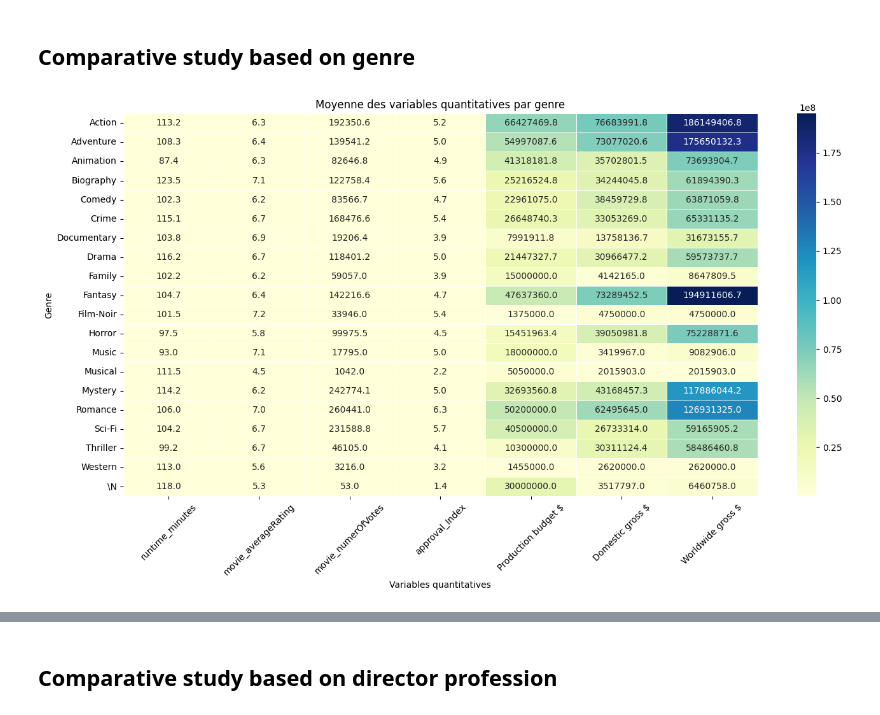
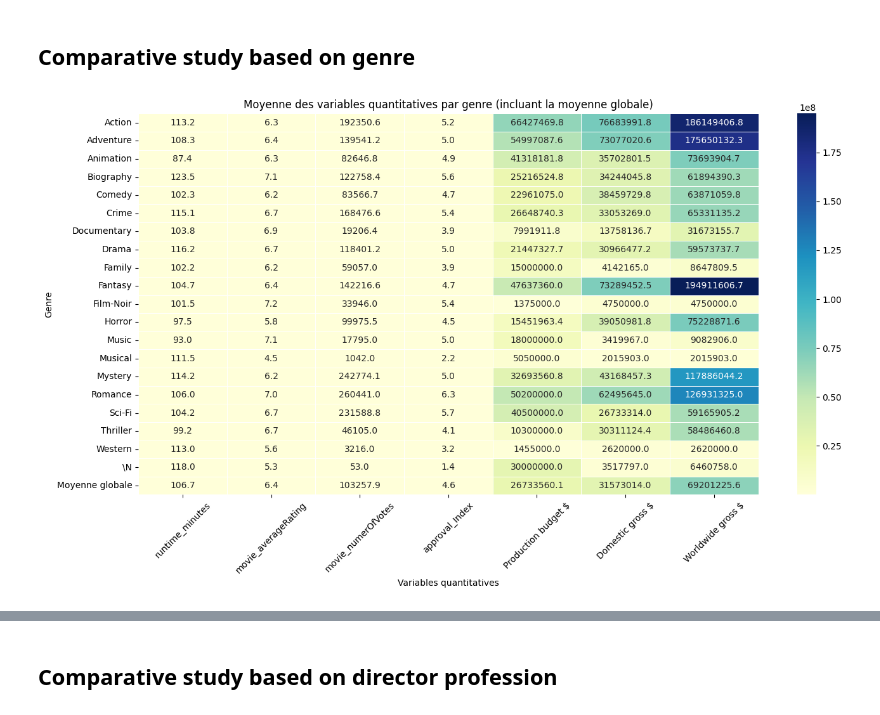
Before and after one commit to salhi-mohamed/CinemaLab, a Jupyter notebook: Untitled-1.ipynb, the cells around one changed output, grey strips where cells are left out. Saved outputs shown, nothing was run; the diff lists cells and outputs as text; code cells hidden in the pictures.

```diff
--- a/Untitled-1.ipynb
+++ b/Untitled-1.ipynb
@@ -184,27 +184,37 @@ for var in quantitative_vars:
 # %%
 import pandas as pd
 import matplotlib.pyplot as plt
+import seaborn as sns
 
+# Copie du DataFrame initial
 df_genres = df_clean.copy()
 
+# Extraction du premier genre uniquement
 df_genres['genres'] = df_genres['genres'].str.split(',').str[0]
 
 # Liste des colonnes quantitatives
 quantitative_cols = df_genres.select_dtypes(include=['float64', 'int64']).columns.tolist()
 
+# Moyenne des variables quantitatives par genre
 genre_means = df_genres.groupby('genres')[quantitative_cols].mean().sort_index()
 
-# Affichage des résultats sous forme de heatmap
+# ➤ Moyenne des moyennes par variable (moyenne globale des genres pour chaque variable)
+mean_of_means = genre_means.mean()
+
+# ➤ Ajout de la ligne "Moyenne globale" dans le DataFrame genre_means
+genre_means.loc['Moyenne globale'] = mean_of_means
+
+# Affichage de la heatmap avec la ligne "Moyenne globale"
 plt.figure(figsize=(14, 8))
 sns.heatmap(genre_means, annot=True, fmt=".1f", cmap="YlGnBu", linewidths=0.5)
-plt.title("Moyenne des variables quantitatives par genre")
+plt.title("Moyenne des variables quantitatives par genre (incluant la moyenne globale)")
 plt.xlabel("Variables quantitatives")
 plt.ylabel("Genre")
 plt.xticks(rotation=45)
 plt.tight_layout()
 plt.show()
 # %% [output]
-[figure, old version]
+[figure, new version]
 # %%
 df_genres = df_clean.copy()
 
```
Also changed, not shown: parts of 7 cells of this notebook, 1 other file.
